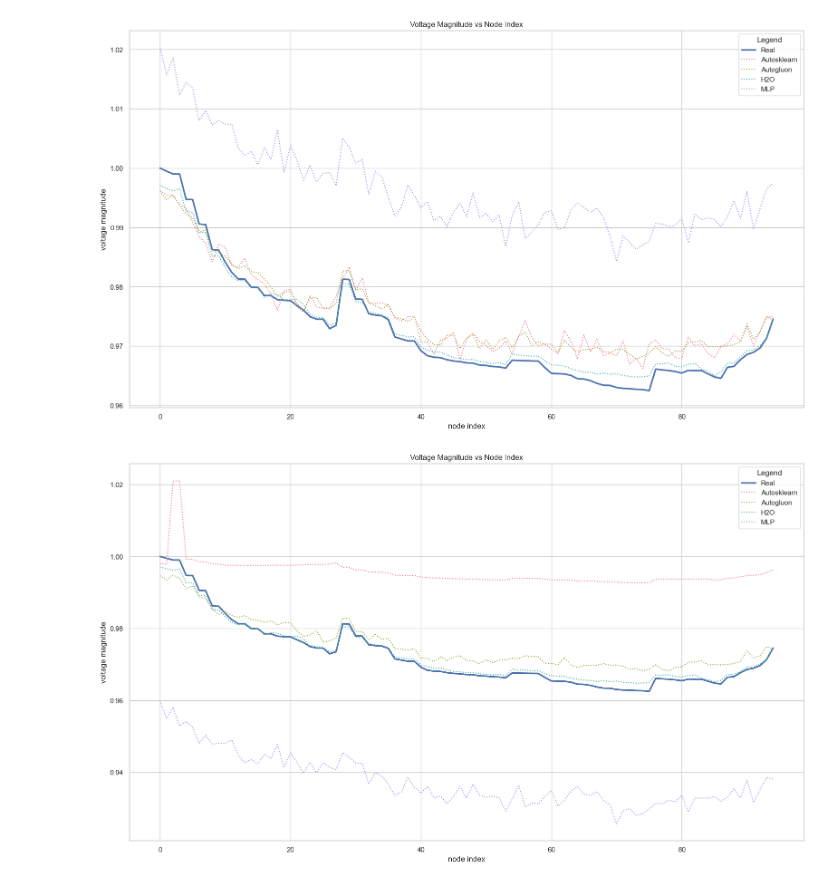
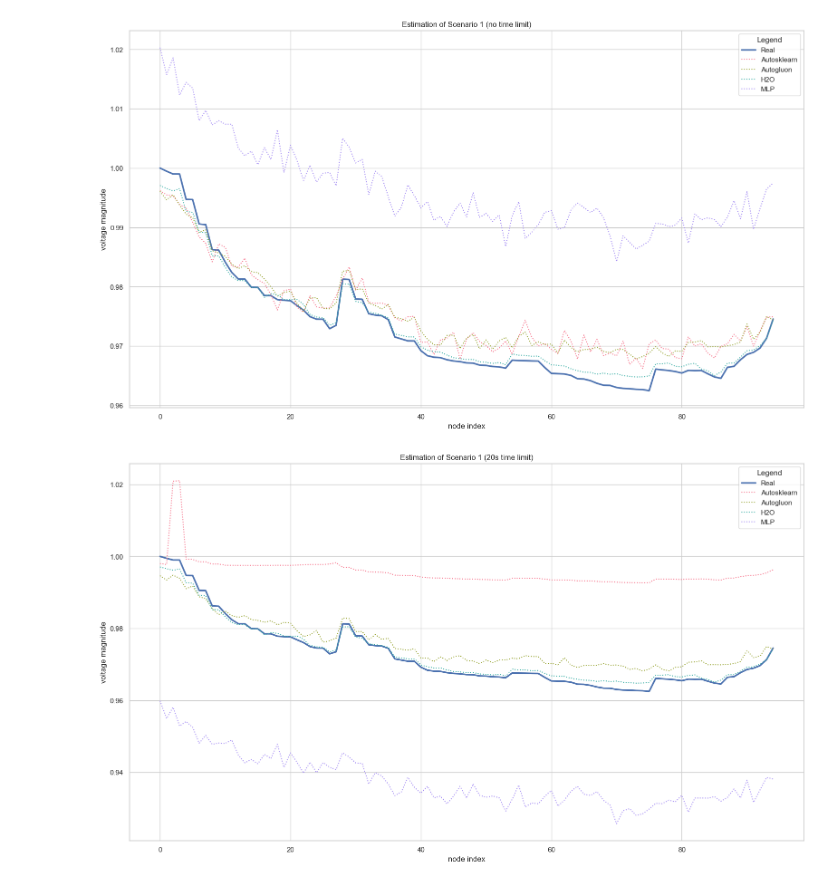
Before and after one commit to CarachinoAlessio/Explainable-AutoML-driven-State-Etimators, a Jupyter notebook: util/plot_generator.ipynb, the cells around one changed output. Cells and saved outputs as stored; diff of their text form; code cells hidden in the pictures.

```diff
--- a/util/plot_generator.ipynb
+++ b/util/plot_generator.ipynb
@@ -41,7 +41,7 @@ for i, (label, style, color) in enumerate(zip(dotted_labels, dotted_styles, colo
 plt.legend(title='Legend')
 plt.xlabel('node index')
 plt.ylabel('voltage magnitude')
-plt.title('Voltage Magnitude vs Node Index')
+plt.title('Estimation of Scenario 1 (no time limit)')
 
 plt.show()
 # %% [output]
@@ -69,32 +69,32 @@ voltage_magnitude = {
 )
 }
 
 df = pd.DataFrame(voltage_magnitude, index=node_index)
 df.index.name = 'node index'
 df.reset_index(inplace=True)
 
 
 # Imposta la risoluzione del plot a 1920x1080
 plt.figure(figsize=(19.20, 10.80))
 sns.set(style='whitegrid')
 
 # Plot della curva continua
 sns.lineplot(data=df, x='node index', y='Real', label='Real', linewidth=2.5)
 
 # Plot delle curve dotted
 dotted_styles = ['dotted', 'dotted', 'dotted', 'dotted']
 dotted_labels = ['Autosklearn', 'Autogluon', 'H2O', 'MLP']
 colors = sns.color_palette('husl', 4) # palette di 4 colori diversi
 
 for i, (label, style, color) in enumerate(zip(dotted_labels, dotted_styles, colors)):
   sns.lineplot(data=df, x='node index', y=label, label=label, linestyle=style, color=color)
 
 # Aggiunta della legenda e dei titoli degli assi
 plt.legend(title='Legend')
 plt.xlabel('node index')
 plt.ylabel('voltage magnitude')
-plt.title('Voltage Magnitude vs Node Index')
+plt.title('Estimation of Scenario 1 (20s time limit)')
 
 plt.show()
 # %% [output]
-[figure, old version]
+[figure, new version]
```
Also changed, not shown: 40 other files.
